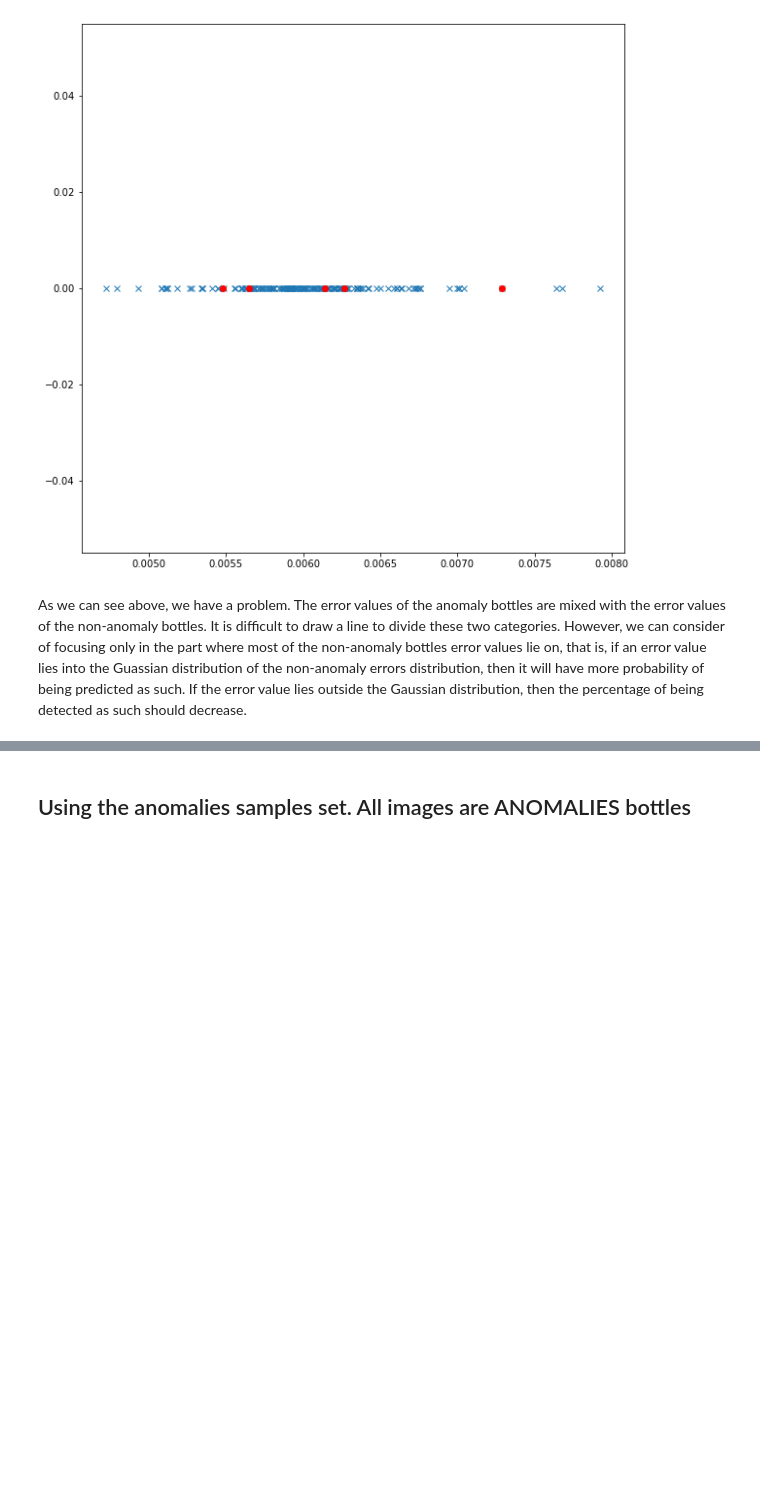
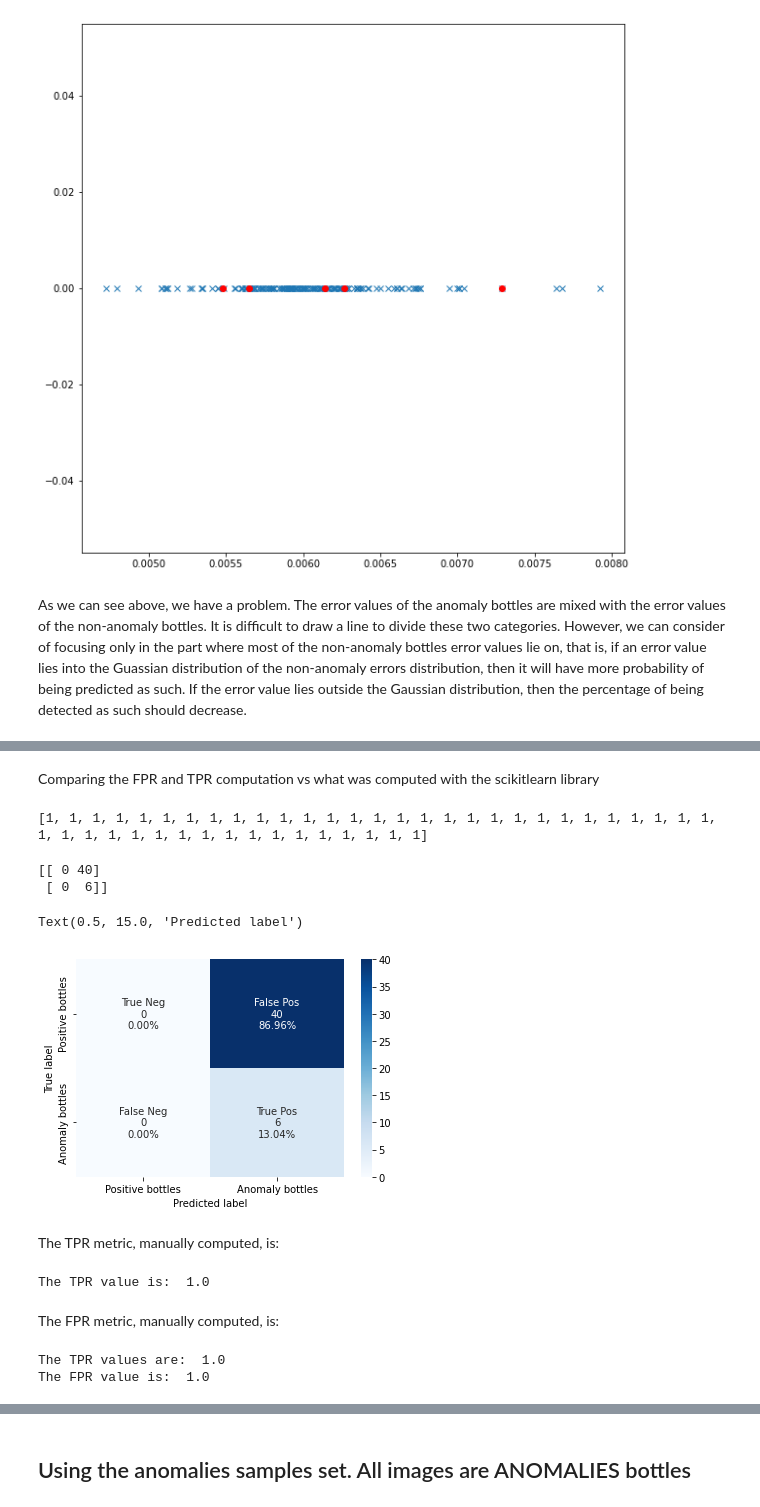
Before and after one commit to AlexCC93/BottlesAnomalies_TFM, a Jupyter notebook: TFM_Autoencoder/InHomeLaptop_short.ipynb, the cells around one changed output, grey strips where cells are left out. Saved outputs shown, nothing was run; the diff lists cells and outputs as text; code cells hidden in the pictures; blank space fills up the shorter version.

```diff
--- a/TFM_Autoencoder/InHomeLaptop_short.ipynb
+++ b/TFM_Autoencoder/InHomeLaptop_short.ipynb
@@ -976,0 +1117,64 @@ def check_anomaly(img_path):
+# %% [markdown]
+Comparing the FPR and TPR computation vs what was computed with the scikitlearn library
+# %%
+def pred_label_onProb(probs_list):
+    pred_based_onProb = []
+    # prob_threshold = 0.9979607
+    prob_threshold = 0.03469472
+    for i in range (len(probs_list)):
+        if probs_list[i] > prob_threshold:
+            prediction = 1                          ## Stands for classifiaction of anomaly bottle
+        else:
+            prediction = 0
+        pred_based_onProb.append(prediction)
+    return pred_based_onProb
+# %%
+predictions_basedOnProbs = pred_label_onProb(preds_probs)
+print(predictions_basedOnProbs)
+# %% [output]
+[1, 1, 1, 1, 1, 1, 1, 1, 1, 1, 1, 1, 1, 1, 1, 1, 1, 1, 1, 1, 1, 1, 1, 1, 1, 1, 1, 1, 1, 1, 1, 1, 1, 1, 1, 1, 1, 1, 1, 1, 1, 1, 1, 1, 1, 1]
+# %%
+conf_matrix = confusion_matrix(test_set_labels, predictions_basedOnProbs)
+print(conf_matrix)
+group_names = ['True Neg','False Pos','False Neg','True Pos']
+group_counts = ["{0:0.0f}".format(value) for value in
+                conf_matrix.flatten()]
+group_percentages = ["{0:.2%}".format(value) for value in
+                     conf_matrix.flatten()/np.sum(conf_matrix)]
+labels = [f"{v1}\n{v2}\n{v3}" for v1, v2, v3 in
+          zip(group_names,group_counts,group_percentages)]        #To print the group names as well
+# labels = [f"{v1}\n{v2}" for v1, v2 in
+#           zip(group_counts,group_percentages)]
+
+labels = np.asarray(labels).reshape(2,2)
+categories = ['Positive bottles', 'Anomaly bottles']
+sn.heatmap(conf_matrix, annot=labels, fmt='', xticklabels=categories,yticklabels=categories, cmap='Blues')
+plt.ylabel('True label')
+plt.xlabel('Predicted label')
+# %% [output]
+[[ 0 40]
+ [ 0  6]]
+Text(0.5, 15.0, 'Predicted label')
+[figure, added]
+# %% [markdown]
+The TPR metric, manually computed, is:
+# %%
+re.reset_state()
+re.update_state(test_set_labels, predictions_basedOnProbs)
+print("The TPR value is: ",re.result().numpy())
+# %% [output]
+The TPR value is:  1.0
+# %% [markdown]
+The FPR metric, manually computed, is:
+# %%
+_tp = conf_matrix[1, 1]
+_fn = conf_matrix[1, 0]
+_fp = conf_matrix[0, 1]
+_tn = conf_matrix[0, 0]
+_tpr = _tp/(_tp+_fn)
+_fpr = _fp / (_tn + _fp)
+print("The TPR values are: ", _tpr)
+print("The FPR value is: ", _fpr)
+# %% [output]
+The TPR values are:  1.0
+The FPR value is:  1.0
```
Also changed, not shown: parts of 43 cells of this notebook, 1 other file.
